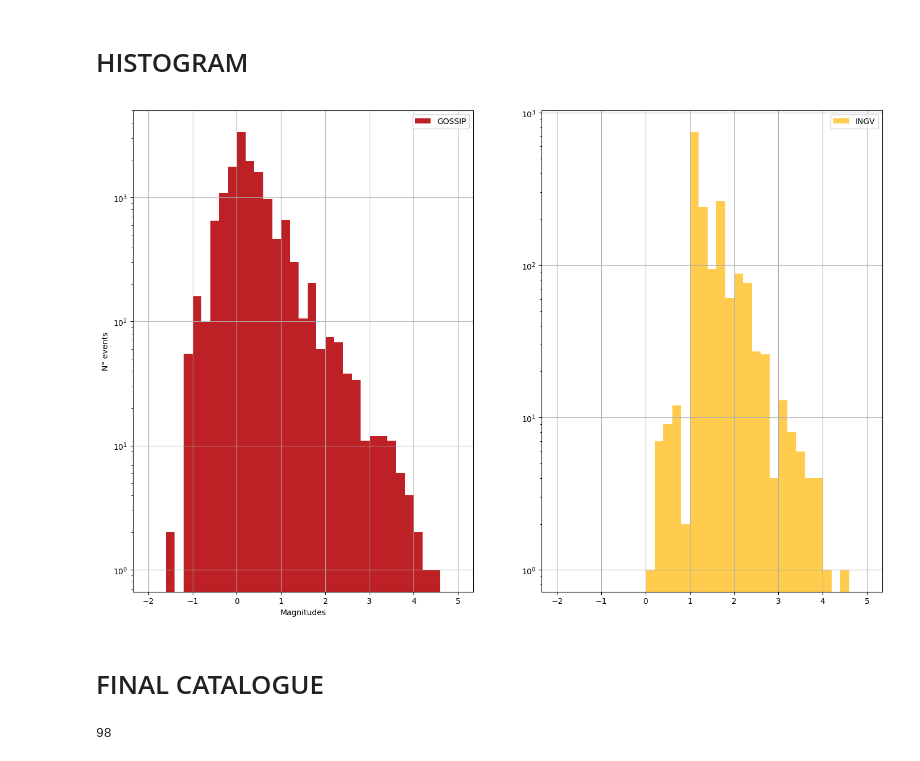
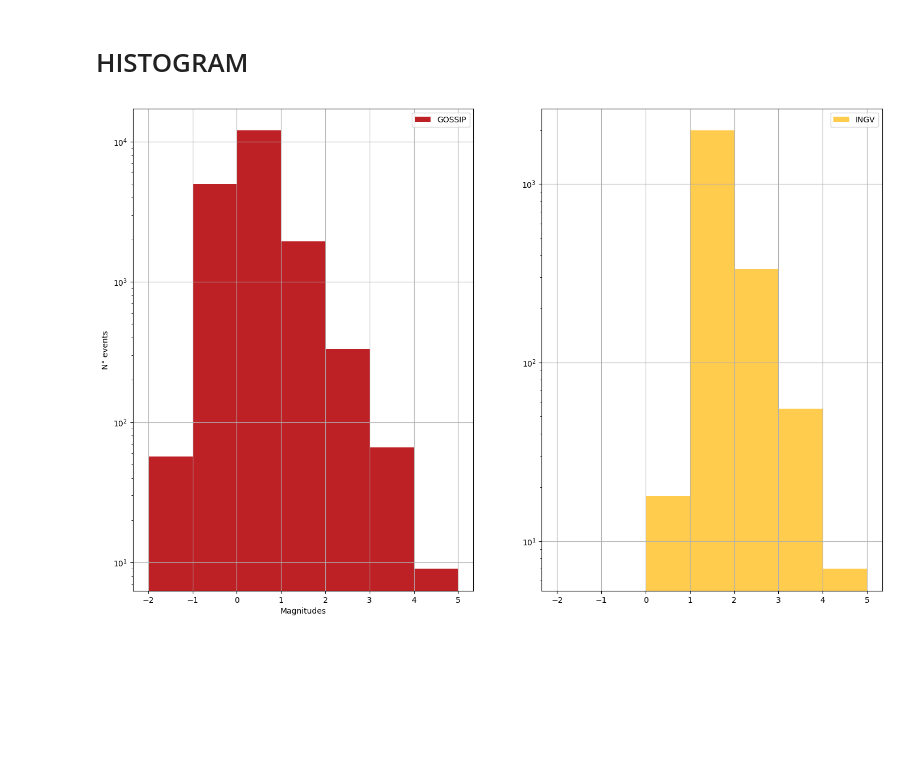
Before and after one commit to giacomorapagnani/CAMPI_FLEGREI_moment_tensor, a Jupyter notebook: codes/4_plot_catalogue_pyrocko.ipynb, the cells around one changed output. Saved outputs shown, nothing was run; the diff lists cells and outputs as text; code cells hidden in the pictures; blank space fills up the shorter version.

Commit message:
new catalogues 2026

```diff
--- a/codes/4_plot_catalogue_pyrocko.ipynb
+++ b/codes/4_plot_catalogue_pyrocko.ipynb
@@ -374,7 +353,7 @@ d_ingv= [ev.depth for ev in events_INGV]
 d_gossip= [ev.depth for ev in events_GOSSIP]
 # %%
 #SAVE FIGURE SWITCH
-save_fig2=False
+save_fig2=True
 
 # Creazione della figura e dei subplot
 fig, axs = plt.subplots(2, 1, figsize=(17, 11), sharex=False)
@@ -428,36 +402,0 @@ if save_fig2:
-# %%
-#SAVE FIGURE SWITCH
-save_fig3=False
-
-color1="#BD2025" #red
-color2="#FFCC4E" #yellow
-
-# Creazione della figura e dei subplot
-fig, axs = plt.subplots(1, 1, figsize=(11, 11), sharex=False)
-
-# Plot per il primo subplot
-axs.scatter(num.array(lon_gossip),
-                -num.array(lat_gossip),
-                label='GOSSIP', s=5, color=color1)
-axs.scatter(num.array(lon_ingv),
-                -num.array(lat_ingv),
-                label='INGV', s=5, color=color2)
-axs.set_aspect('equal', 'box')
-axs.set_ylabel('Longitude [Degrees]')
-axs.grid(True)
-axs.set_xlabel('Latitude [Degrees]')
-axs.legend()
-
-if save_fig3:
-    figdir=os.path.join(plot_dir, 'CAT_ALL')
-    figname = os.path.join(figdir, 'catologue_flegrei_map.pdf')
-    if os.path.isfile(figname):
-        os.remove(figname)
-    plt.savefig(figname)
-
-    figdir=os.path.join(plot_dir, 'CAT_ALL')
-    figname_svg = os.path.join(figdir, 'catologue_flegrei_map.svg')
-    if os.path.isfile(figname_svg):
-        os.remove(figname_svg)
-
-    plt.savefig(figname_svg)
@@ -473,7 +410,7 @@ mag_GOSSIP = [ev.magnitude for ev in events_GOSSIP]
 #min_mag=min(mag_GOSSIP)
 
 #SAVE FIGURE SWITCH
-save_fig4=False
+save_fig4=True
 
 color1="#BD2025" #red
 color2="#FFCC4E" #yellow
@@ -482,41 +419,33 @@ color2="#FFCC4E" #yellow
 fig, axs = plt.subplots(1, 2, figsize=(17, 11), sharex=False)
 
 # Plot per il primo subplot
-axs[0].hist(mag_GOSSIP, bins=35,range=[-2,5],
+axs[0].hist(mag_GOSSIP, bins=7,range=[-2,5],
                 label='GOSSIP', color=color1,log=True)
 axs[0].set_ylabel('N° events')
 axs[0].grid(True)
 axs[0].set_xlabel('Magnitudes')
 axs[0].legend()
 
 # Plot per il secondo subplot
-axs[1].hist(mag_INGV,bins=35,range=[-2,5],
+axs[1].hist(mag_INGV,bins=7,range=[-2,5],
                 label='INGV', color=color2,log=True)
 axs[0].set_ylabel('N° events')
 axs[1].grid(True)
 axs[0].set_xlabel('Magnitudes')
 axs[1].legend()
 if save_fig4:
 
     figdir=os.path.join(plot_dir, 'CAT_ALL')
     figname = os.path.join(figdir, 'catologue_flegrei_hist.pdf')
     if os.path.isfile(figname):
         os.remove(figname)
     plt.savefig(figname)
 
     figdir=os.path.join(plot_dir, 'CAT_ALL')
     figname_svg = os.path.join(figdir, 'catologue_flegrei_hist.svg')
     if os.path.isfile(figname_svg):
         os.remove(figname_svg)
 
     plt.savefig(figname_svg)
 # %% [output]
-[figure, old version]
+[figure, new version]
-# %% [markdown]
-# FINAL CATALOGUE
-# %%
-catname_final = os.path.join(catdir, 'catalogue_flegrei_mag_2_5.pf')
-events_final = model.load_events(catname_final)
-len(events_final)
-# %% [output]
-98
```
Also changed, not shown: parts of 14 cells of this notebook, 8 other files.
